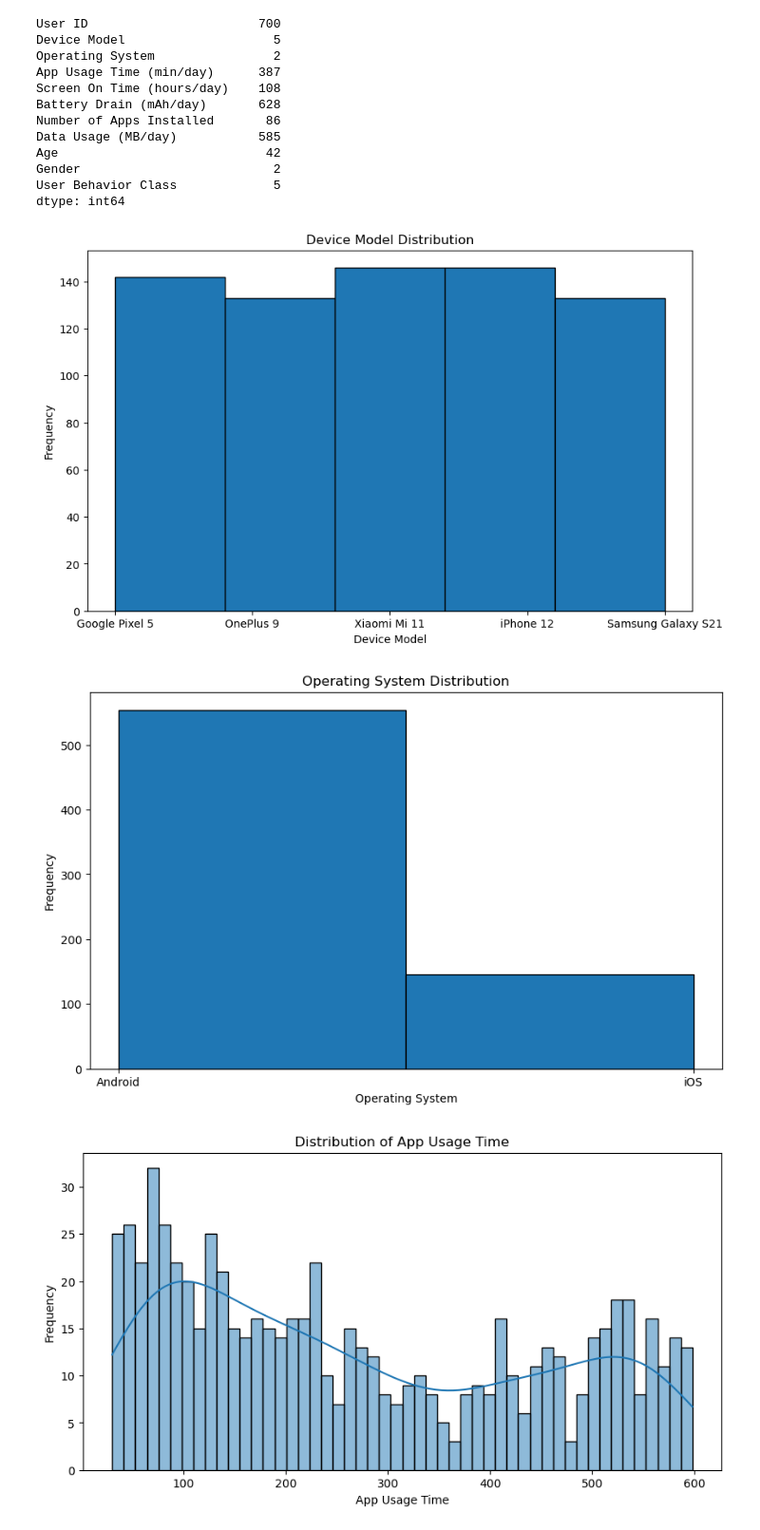
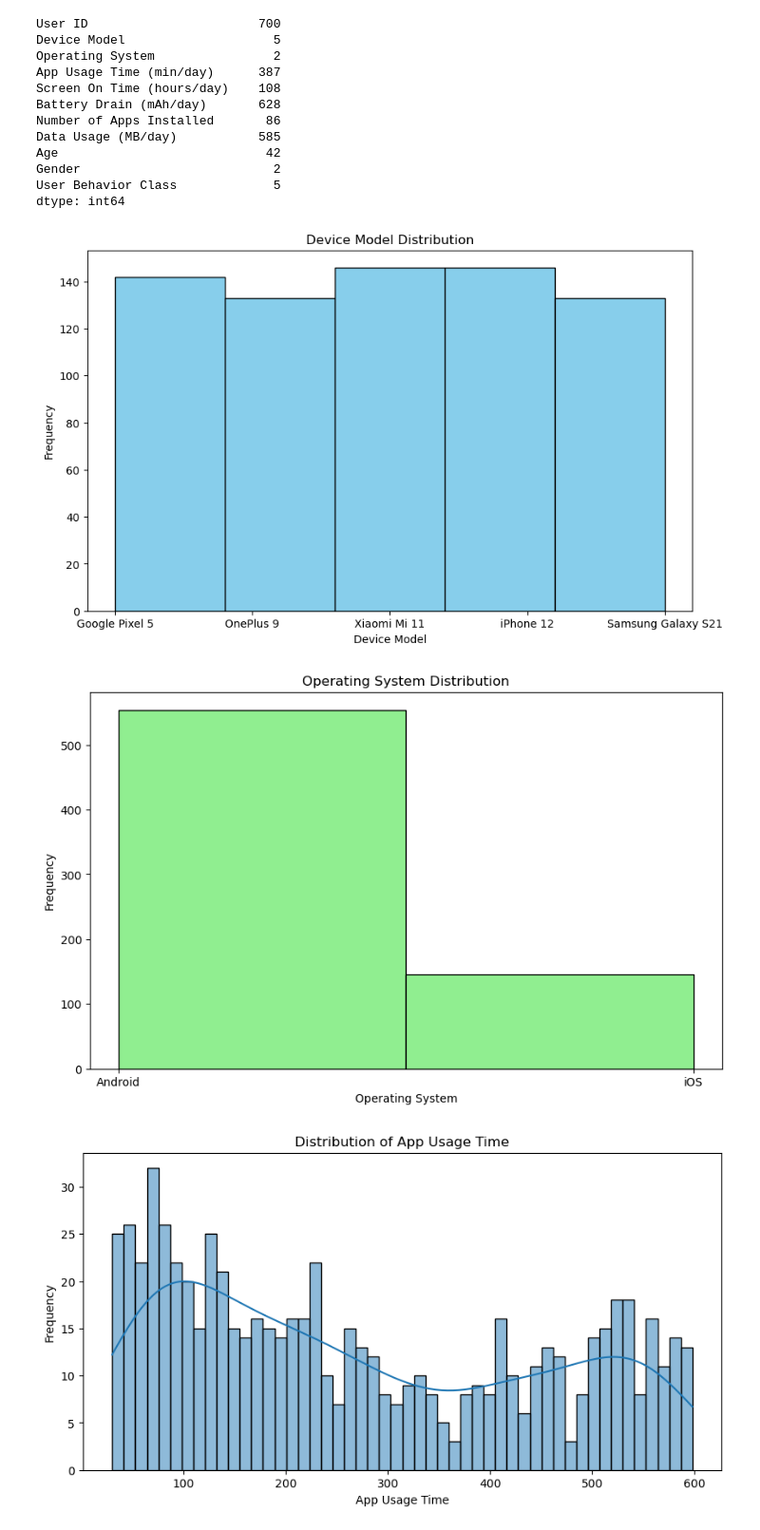
Before and after one commit to beccaa9116/Mobile-Device-Usage-and-User-Behavior, a Jupyter notebook: mobile_user_behavior.ipynb, the cells around one changed output. Shown at 95% size. Cells and saved outputs as stored; diff of their text form; code cells hidden in the pictures.

```diff
--- a/mobile_user_behavior.ipynb
+++ b/mobile_user_behavior.ipynb
@@ -86,23 +86,23 @@ dtype: int64
 # %%
 #plot device model
 plt.figure(figsize=(10, 6))
-plt.hist(data['Device Model'], bins=5, edgecolor='black')
+plt.hist(data['Device Model'], bins=5, color='skyblue', edgecolor='black')
 plt.title('Device Model Distribution')
 plt.xlabel('Device Model')
 plt.ylabel('Frequency')
 plt.show()
 # %% [output]
-[figure, old version]
+[figure, new version]
 # %%
 #plot operating system
 plt.figure(figsize=(10, 6))
-plt.hist(data['Operating System'], bins=2, edgecolor='black')
+plt.hist(data['Operating System'], bins=2, color='lightgreen', edgecolor='black')
 plt.title('Operating System Distribution')
 plt.xlabel('Operating System')
 plt.ylabel('Frequency')
 plt.show()
 # %% [output]
-[figure, old version]
+[figure, new version]
 # %%
 #plot app usage time in histplot
 plt.figure(figsize=(10, 5))
```
Also changed, not shown: parts of 16 cells of this notebook.
